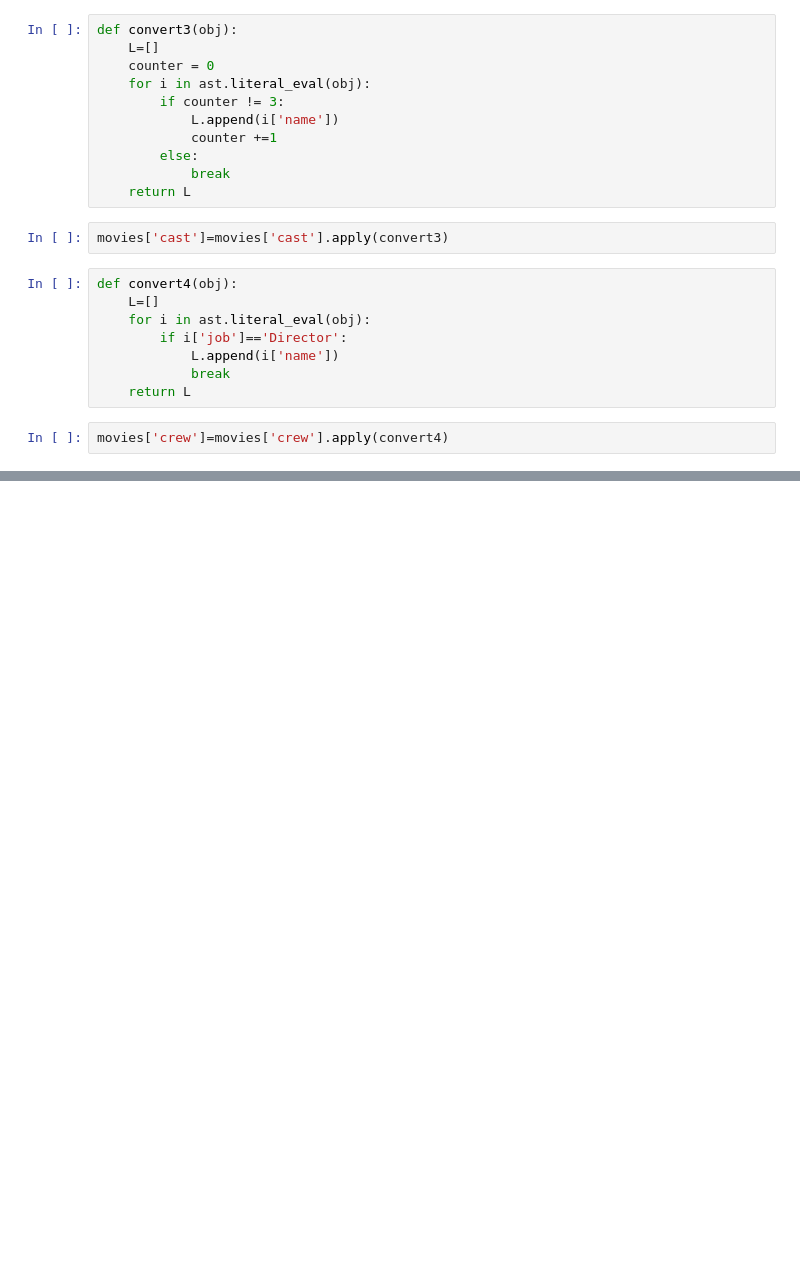
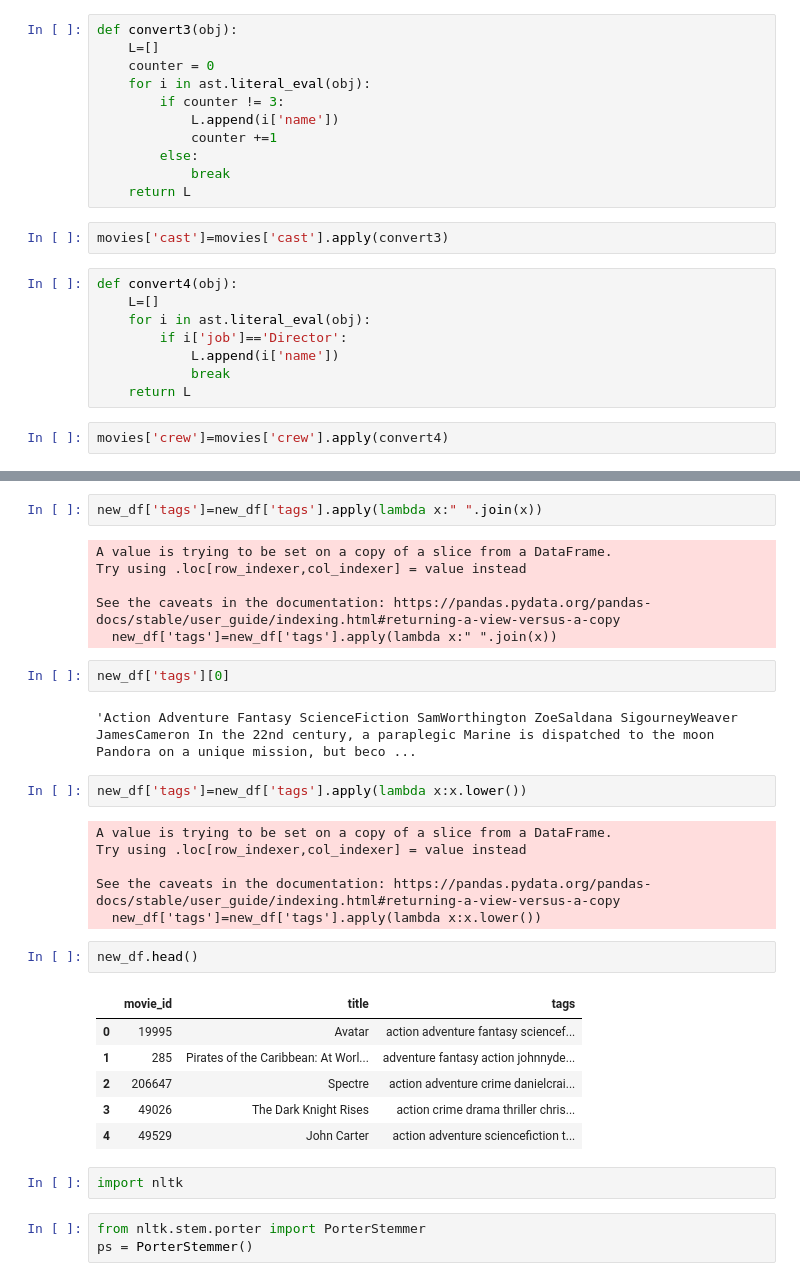
Before and after one commit to verma418/Movie_reccomender_System, a Jupyter notebook: Movie-reccomeder.ipynb, the cells around one changed output, grey strips where cells are left out. Saved outputs shown, nothing was run; the diff lists cells and outputs as text; blank space fills up the shorter version.

```diff
--- a/Movie-reccomeder.ipynb
+++ b/Movie-reccomeder.ipynb
@@ -122,0 +170,34 @@ movies['crew']=movies['crew'].apply(convert4)
+# %%
+new_df['tags']=new_df['tags'].apply(lambda x:" ".join(x))
+# %% [output]
+A value is trying to be set on a copy of a slice from a DataFrame.
+Try using .loc[row_indexer,col_indexer] = value instead
+
+See the caveats in the documentation: https://pandas.pydata.org/pandas-docs/stable/user_guide/indexing.html#returning-a-view-versus-a-copy
+  new_df['tags']=new_df['tags'].apply(lambda x:" ".join(x))
+# %%
+new_df['tags'][0]
+# %% [output]
+'Action Adventure Fantasy ScienceFiction SamWorthington ZoeSaldana SigourneyWeaver JamesCameron In the 22nd century, a paraplegic Marine is dispatched to the moon Pandora on a unique mission, but beco ...
+# %%
+new_df['tags']=new_df['tags'].apply(lambda x:x.lower())
+# %% [output]
+A value is trying to be set on a copy of a slice from a DataFrame.
+Try using .loc[row_indexer,col_indexer] = value instead
+
+See the caveats in the documentation: https://pandas.pydata.org/pandas-docs/stable/user_guide/indexing.html#returning-a-view-versus-a-copy
+  new_df['tags']=new_df['tags'].apply(lambda x:x.lower())
+# %%
+new_df.head()
+# %% [output]
+|  | movie_id | title | tags |
+| 0 | 19995 | Avatar | action adventure fantasy sciencef... |
+| 1 | 285 | Pirates of the Caribbean: At Worl... | adventure fantasy action johnnyde... |
+| 2 | 206647 | Spectre | action adventure crime danielcrai... |
+| 3 | 49026 | The Dark Knight Rises | action crime drama thriller chris... |
+| 4 | 49529 | John Carter | action adventure sciencefiction t... |
+# %%
+import nltk
+# %%
+from nltk.stem.porter import PorterStemmer
+ps = PorterStemmer()
```
Also changed, not shown: parts of 32 cells of this notebook.
